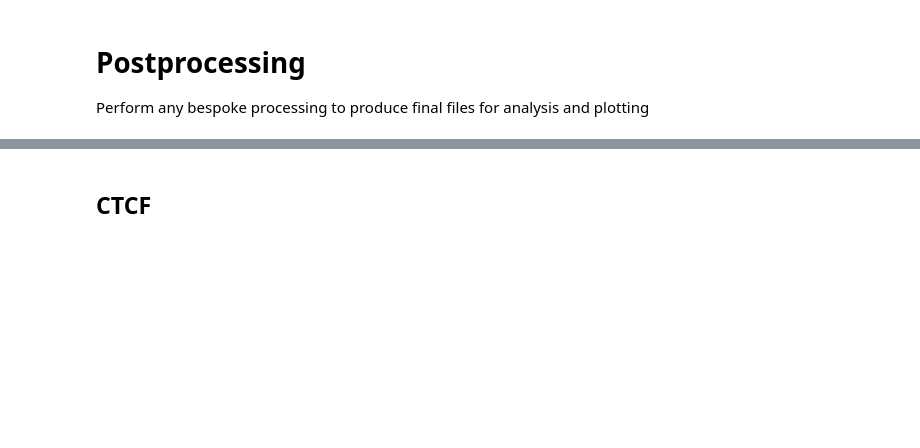
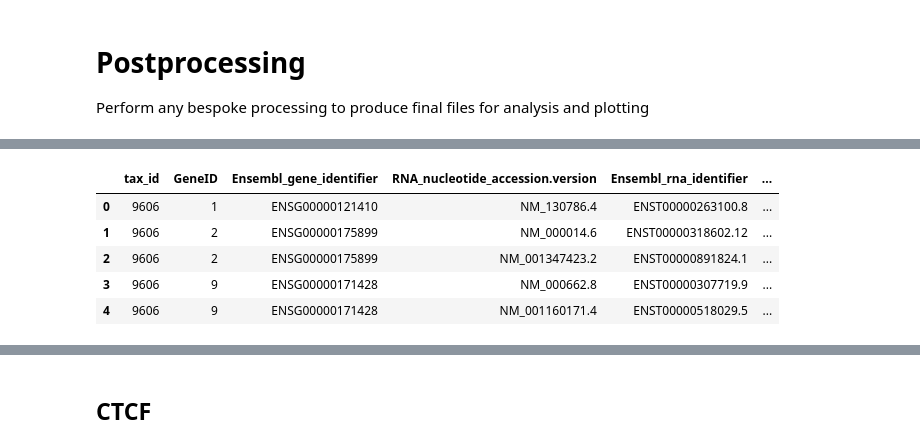
Before and after one commit to streetslab/multimodal-dimelo, a Jupyter notebook: third_party_data.ipynb, the cells around one changed output, grey strips where cells are left out. Saved outputs shown, nothing was run; the diff lists cells and outputs as text; code cells hidden in the pictures; blank space fills up the shorter version.

```diff
--- a/third_party_data.ipynb
+++ b/third_party_data.ipynb
@@ -93,0 +280,11 @@ Perform any bespoke processing to produce final files for analysis and plotting
+# %%
+gene2ensembl_table = pd.read_csv(gene2ensembl_human_file, sep="\t").rename(columns={"#tax_id": "tax_id"})
+gene2ensembl_table['RNA_nucleotide_accession'] = gene2ensembl_table["RNA_nucleotide_accession.version"].str.split('.').str[0]
+gene2ensembl_table.head()
+# %% [output]
+|  | tax_id | GeneID | Ensembl_gene_identifier | RNA_nucleotide_accession.version | Ensembl_rna_identifier | ... |
+| 0 | 9606 | 1 | ENSG00000121410 | NM_130786.4 | ENST00000263100.8 | ... |
+| 1 | 9606 | 2 | ENSG00000175899 | NM_000014.6 | ENST00000318602.12 | ... |
+| 2 | 9606 | 2 | ENSG00000175899 | NM_001347423.2 | ENST00000891824.1 | ... |
+| 3 | 9606 | 9 | ENSG00000171428 | NM_000662.8 | ENST00000307719.9 | ... |
+| 4 | 9606 | 9 | ENSG00000171428 | NM_001160171.4 | ENST00000518029.5 | ... |
```
Also changed, not shown: parts of 35 cells of this notebook, 3 other files.
